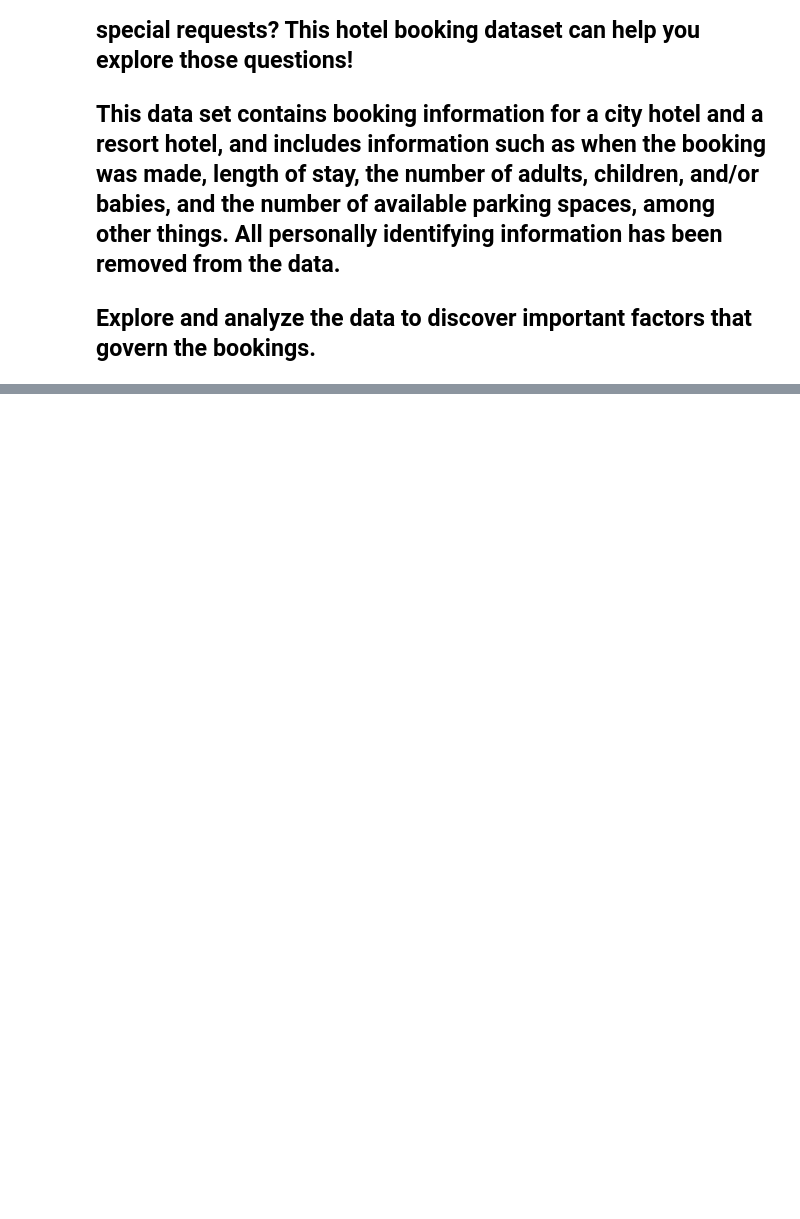
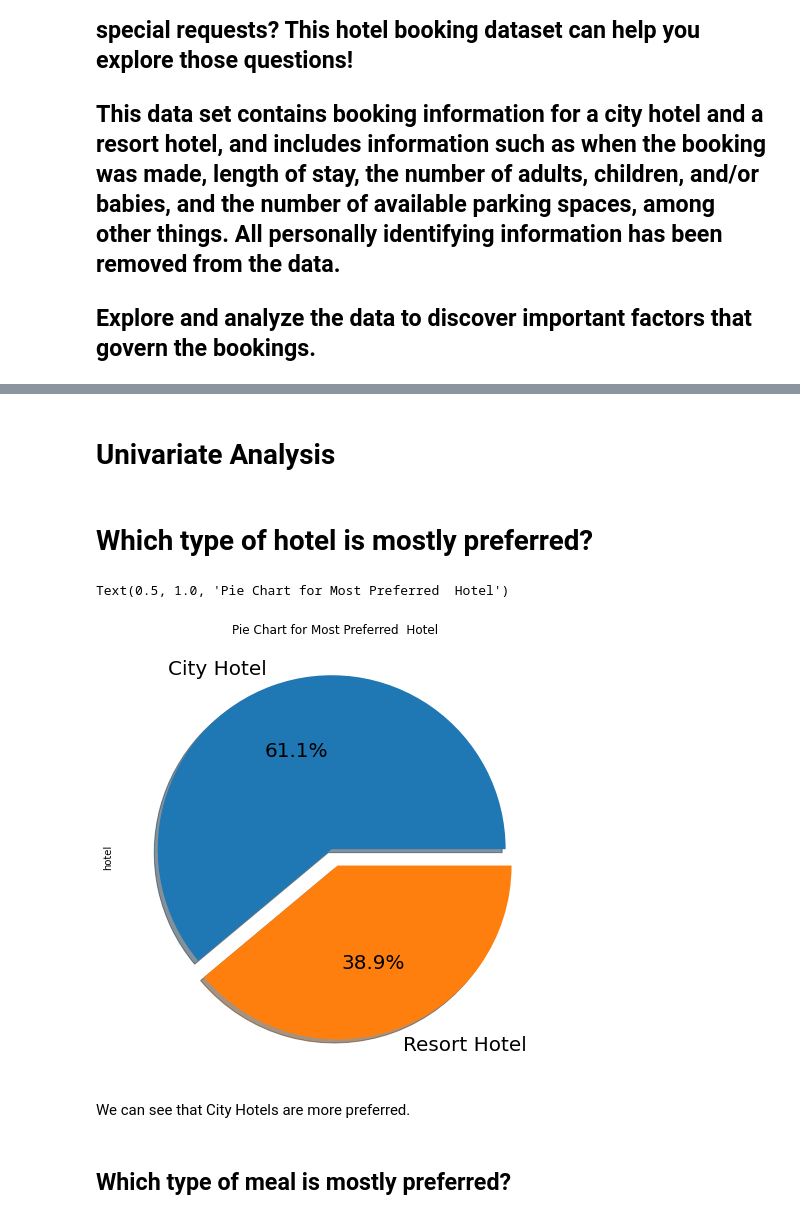
Before and after one commit to koushikdas28/Capstone-1-Hotel-Booking-Analysis-Koushik-Das, a Jupyter notebook: Team_notebook.ipynb, the cells around one changed output, grey strips where cells are left out. Saved outputs shown, nothing was run; the diff lists cells and outputs as text; code cells hidden in the pictures; blank space fills up the shorter version.

```diff
--- a/Team_notebook.ipynb
+++ b/Team_notebook.ipynb
@@ -8,0 +299,3 @@
+# %%
+# Conversion of datatypes  from float to int.
+df[['children', 'company', 'agent']] = df[['children', 'company', 'agent']].astype('int64')
@@ -8,0 +309,4 @@
+# %%
+# Conversion of datatypes  from 'object' to 'datetime'
+df['reservation_status_date'] = pd.to_datetime(df['reservation_status_date'], format = '%Y-%m-%d')
+df['reservation_status_date']
@@ -8,0 +328,2 @@
+# %%
+df['total_nights_stay'] = df['stays_in_weekend_nights']+df['stays_in_week_nights']
@@ -8,0 +334,3 @@
+# %%
+#Total no of peoples = adults+children+babies.
+df['total_people_stay'] = df['adults']+df['children']+df['babies']
@@ -8,0 +347,14 @@
+# %% [markdown]
+# Univariate Analysis
+# %% [markdown]
+# Which type of hotel is mostly preferred?
+# %%
+df['hotel'].value_counts().plot.pie(explode=[0.05, 0.05], autopct='%1.1f%%', shadow=True, figsize=(10,8),fontsize=20)
+plt.title('Pie Chart for Most Preferred  Hotel')
+# %% [output]
+Text(0.5, 1.0, 'Pie Chart for Most Preferred  Hotel')
+[figure, added]
+# %% [markdown]
+We can see that City Hotels are more preferred.
+# %% [markdown]
+## Which type of meal is mostly preferred?
```
Also changed, not shown: parts of 94 cells of this notebook.
